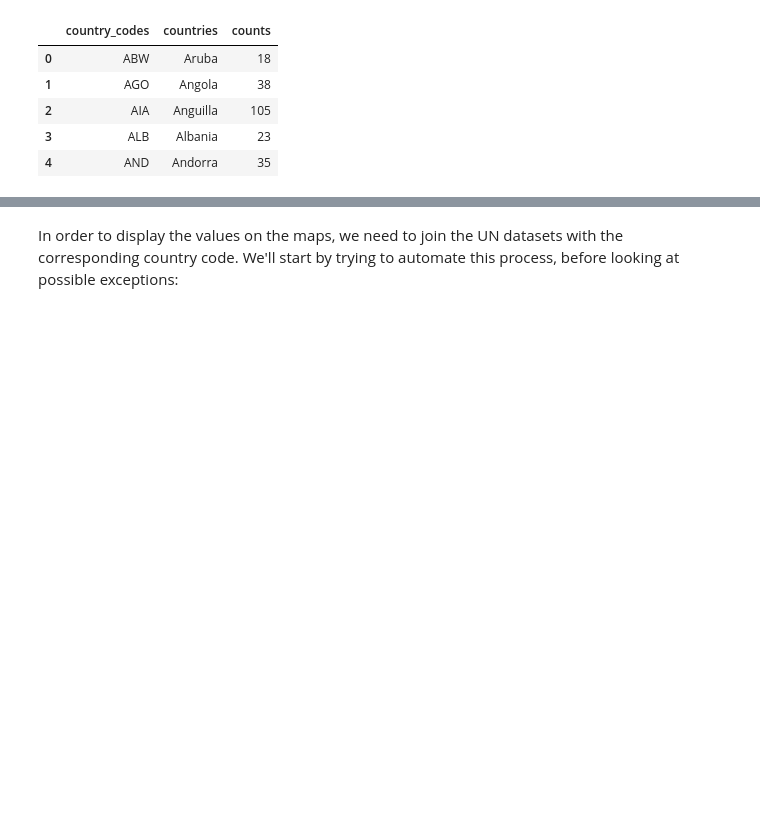
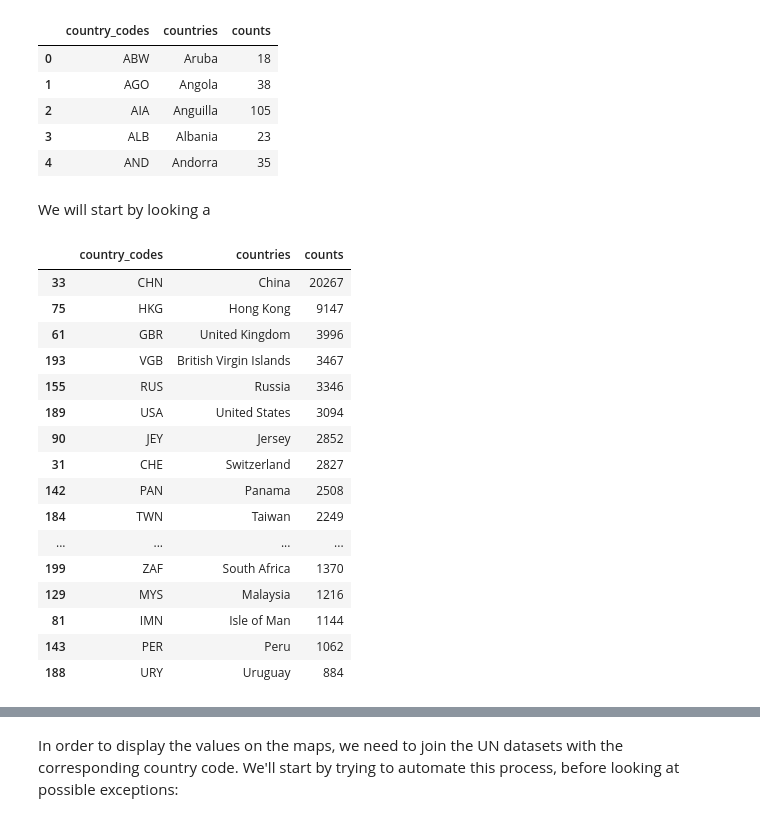
Before and after one commit to marikomakhm/ada-project, a Jupyter notebook: src/Panama_papers.ipynb, the cells around one changed output, grey strips where cells are left out. Saved outputs shown, nothing was run; the diff lists cells and outputs as text; code cells hidden in the pictures; blank space fills up the shorter version.

```diff
--- a/src/Panama_papers.ipynb
+++ b/src/Panama_papers.ipynb
@@ -102,3 +118,25 @@ pp_references_country.head()
 | 2 | AIA | Anguilla | 105 |
 | 3 | ALB | Albania | 23 |
 | 4 | AND | Andorra | 35 |
+# %% [markdown]
+We will start by looking a
+# %%
+pp_references_country.sort_values('counts', ascending=False).head(20)
+# %% [output]
+|  | country_codes | countries | counts |
+| 33 | CHN | China | 20267 |
+| 75 | HKG | Hong Kong | 9147 |
+| 61 | GBR | United Kingdom | 3996 |
+| 193 | VGB | British Virgin Islands | 3467 |
+| 155 | RUS | Russia | 3346 |
+| 189 | USA | United States | 3094 |
+| 90 | JEY | Jersey | 2852 |
+| 31 | CHE | Switzerland | 2827 |
+| 142 | PAN | Panama | 2508 |
+| 184 | TWN | Taiwan | 2249 |
+| ... | ... | ... | ... |
+| 199 | ZAF | South Africa | 1370 |
+| 129 | MYS | Malaysia | 1216 |
+| 81 | IMN | Isle of Man | 1144 |
+| 143 | PER | Peru | 1062 |
+| 188 | URY | Uruguay | 884 |
```
Also changed, not shown: parts of 23 cells of this notebook, 2 other files.
